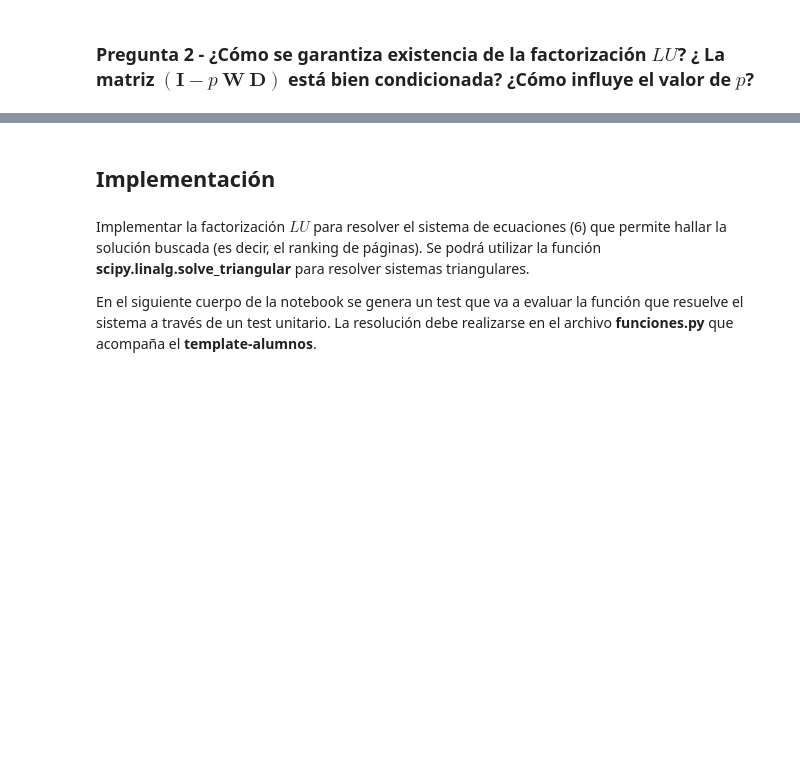
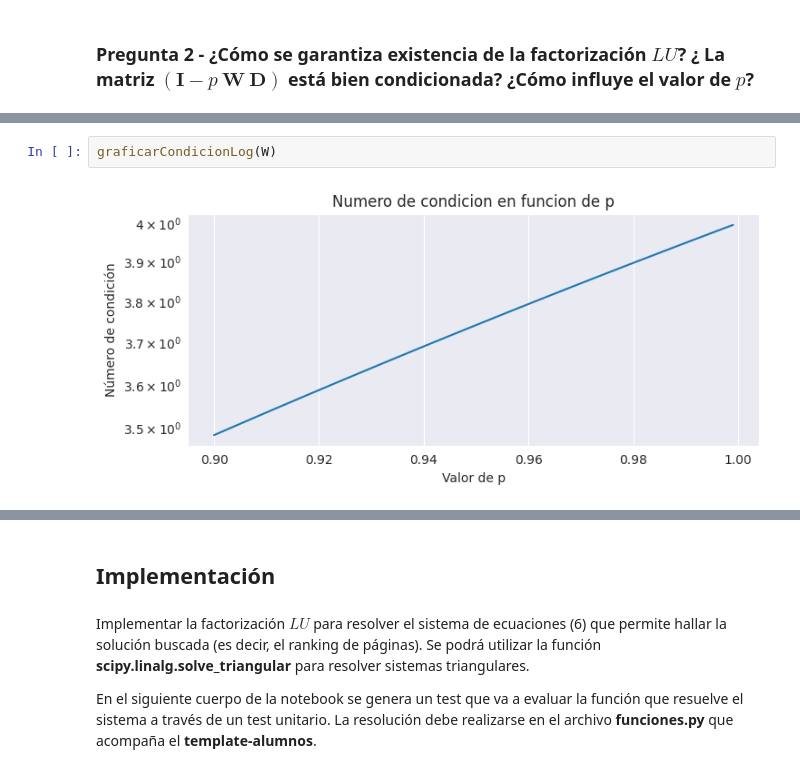
Before and after one commit to lmendezayl/uba-alc, a Jupyter notebook: Recursos TP1-20240502/template-alumnos/template-alumnos/grupo_Mendez_Busso_TP1.ipynb, the cells around one changed output, grey strips where cells are left out. Drawn from its saved outputs; the diff is of its cells as text; blank space fills up the shorter version.

```diff
--- a/Recursos TP1-20240502/template-alumnos/template-alumnos/grupo_Mendez_Busso_TP1.ipynb
+++ b/Recursos TP1-20240502/template-alumnos/template-alumnos/grupo_Mendez_Busso_TP1.ipynb
@@ -150,0 +209,4 @@ también lo son, garantizando que $L$ tiene factorización LU.
+# %%
+graficarCondicionLog(W)
+# %% [output]
+[figure, added]
```
Also changed, not shown: parts of 26 cells of this notebook.
